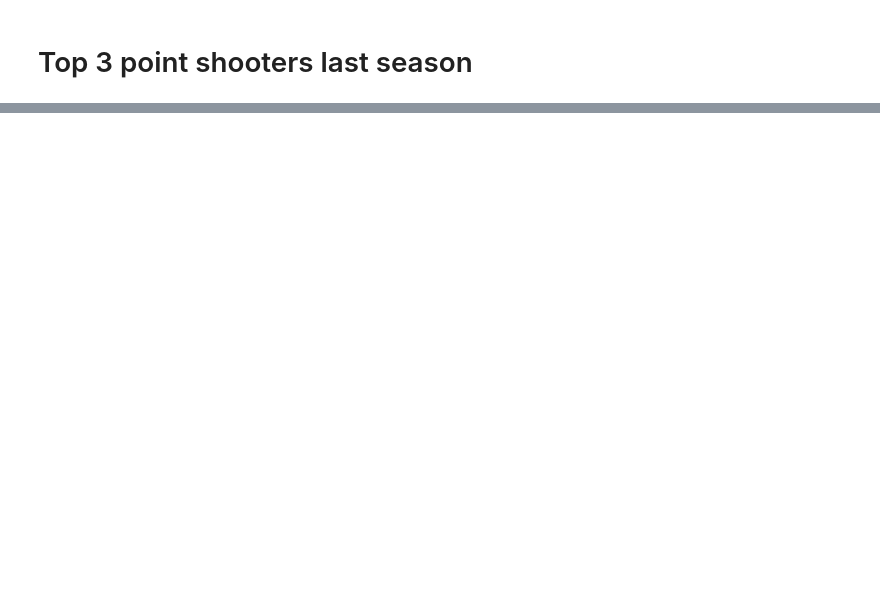
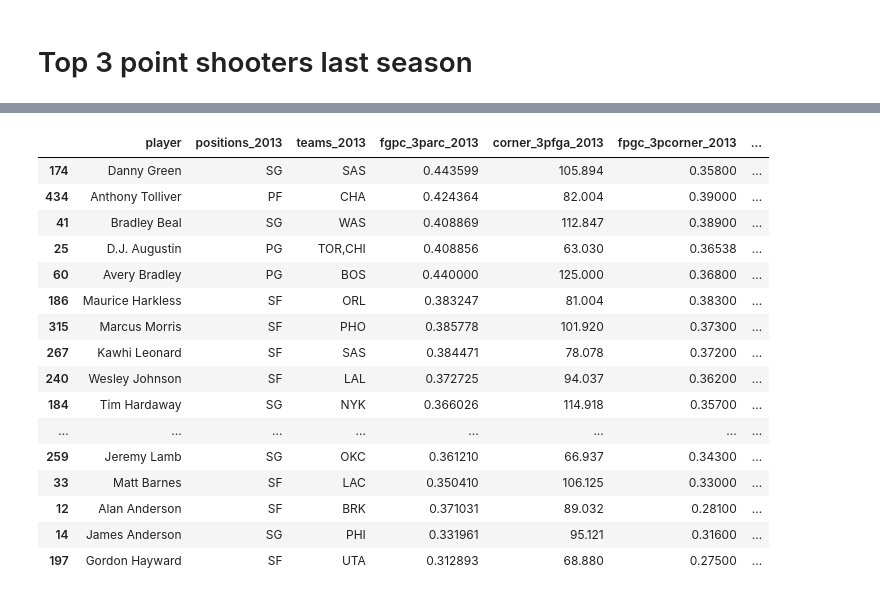
Before and after one commit to DanielWeitzenfeld/three-seven-six, a Jupyter notebook: notebooks/exploration.ipynb, the cells around one changed output, grey strips where cells are left out. Saved outputs shown, nothing was run; the diff lists cells and outputs as text; code cells hidden in the pictures; blank space fills up the shorter version.

```diff
--- a/notebooks/exploration.ipynb
+++ b/notebooks/exploration.ipynb
@@ -66,0 +87,20 @@ df.ix[df.fga3p >80, ['player', 'fga3p', 'fgpc_3p', 'team']].head(50)
+# %%
+sub_frame[sub_frame.worse_at_corner].head(30)
+# %% [output]
+|  | player | positions_2013 | teams_2013 | fgpc_3parc_2013 | corner_3pfga_2013 | fpgc_3pcorner_2013 | ... |
+| 174 | Danny Green | SG | SAS | 0.443599 | 105.894 | 0.35800 | ... |
+| 434 | Anthony Tolliver | PF | CHA | 0.424364 | 82.004 | 0.39000 | ... |
+| 41 | Bradley Beal | SG | WAS | 0.408869 | 112.847 | 0.38900 | ... |
+| 25 | D.J. Augustin | PG | TOR,CHI | 0.408856 | 63.030 | 0.36538 | ... |
+| 60 | Avery Bradley | PG | BOS | 0.440000 | 125.000 | 0.36800 | ... |
+| 186 | Maurice Harkless | SF | ORL | 0.383247 | 81.004 | 0.38300 | ... |
+| 315 | Marcus Morris | SF | PHO | 0.385778 | 101.920 | 0.37300 | ... |
+| 267 | Kawhi Leonard | SF | SAS | 0.384471 | 78.078 | 0.37200 | ... |
+| 240 | Wesley Johnson | SF | LAL | 0.372725 | 94.037 | 0.36200 | ... |
+| 184 | Tim Hardaway | SG | NYK | 0.366026 | 114.918 | 0.35700 | ... |
+| ... | ... | ... | ... | ... | ... | ... | ... |
+| 259 | Jeremy Lamb | SG | OKC | 0.361210 | 66.937 | 0.34300 | ... |
+| 33 | Matt Barnes | SF | LAC | 0.350410 | 106.125 | 0.33000 | ... |
+| 12 | Alan Anderson | SF | BRK | 0.371031 | 89.032 | 0.28100 | ... |
+| 14 | James Anderson | SG | PHI | 0.331961 | 95.121 | 0.31600 | ... |
+| 197 | Gordon Hayward | SF | UTA | 0.312893 | 68.880 | 0.27500 | ... |
```
Also changed, not shown: parts of 11 cells of this notebook, 4 other files.
